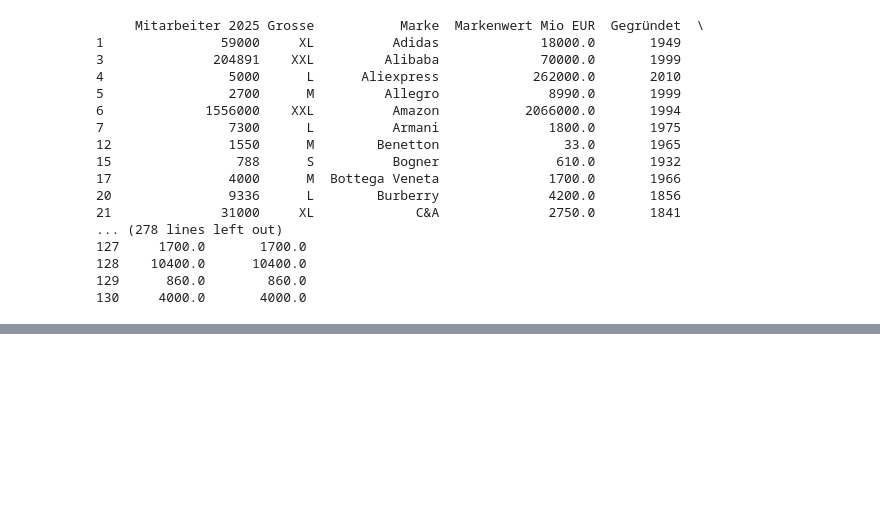
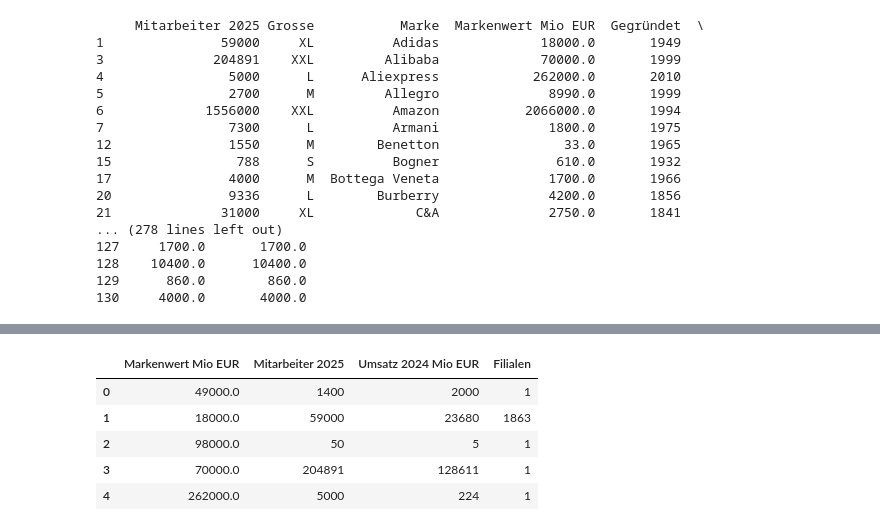
Before and after one commit to spribylova/PythonAppliedAnalytics, a Jupyter notebook: Fashion_File_missing_values_3.ipynb, the cells around one changed output, grey strips where cells are left out. Saved outputs shown, nothing was run; the diff lists cells and outputs as text; code cells hidden in the pictures; blank space fills up the shorter version.

```diff
--- a/Fashion_File_missing_values_3.ipynb
+++ b/Fashion_File_missing_values_3.ipynb
@@ -306,0 +317,19 @@ plt.show()
+# %%
+# Create kernel.
+kds = mf.ImputationKernel(
+  df_train,
+  random_state=100
+)
+# Run the MICE algorithm for 2 iterations
+kds.mice(2)
+# Return the completed dataset.
+df_imputed = kds.complete_data()
+# %%
+df_imputed.head()
+# %% [output]
+|  | Markenwert Mio EUR | Mitarbeiter 2025 | Umsatz 2024 Mio EUR | Filialen |
+| 0 | 49000.0 | 1400 | 2000 | 1 |
+| 1 | 18000.0 | 59000 | 23680 | 1863 |
+| 2 | 98000.0 | 50 | 5 | 1 |
+| 3 | 70000.0 | 204891 | 128611 | 1 |
+| 4 | 262000.0 | 5000 | 224 | 1 |
```
Also changed, not shown: parts of 13 cells of this notebook.
